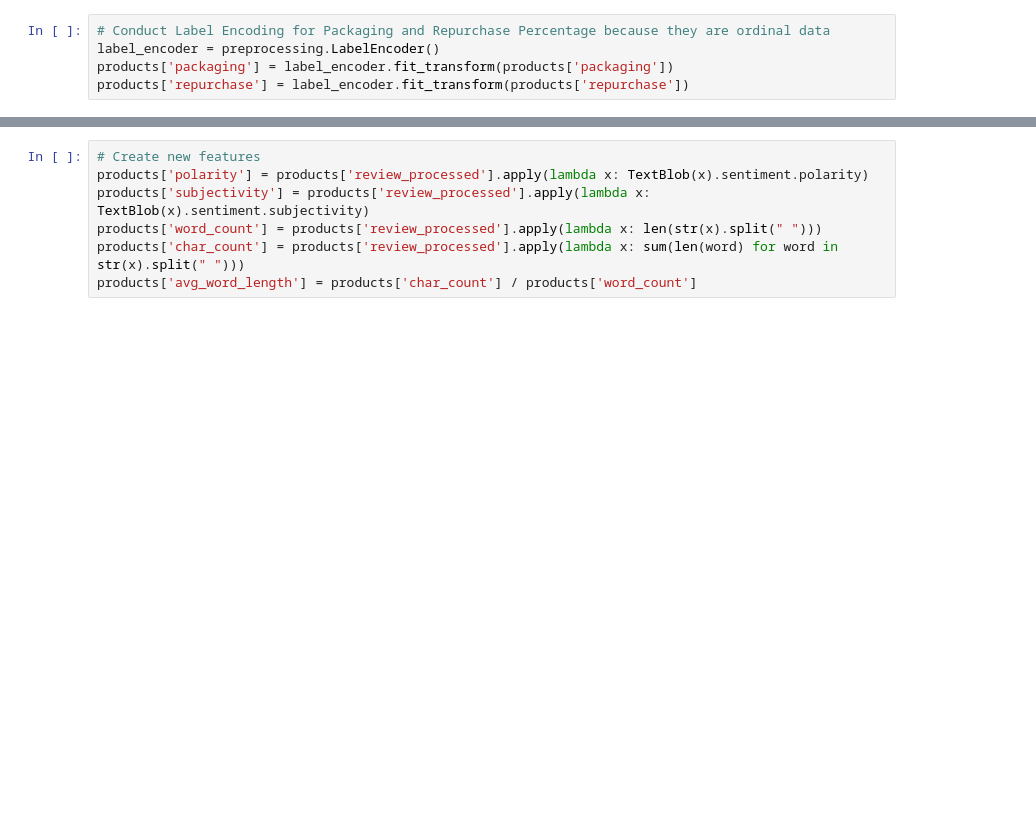
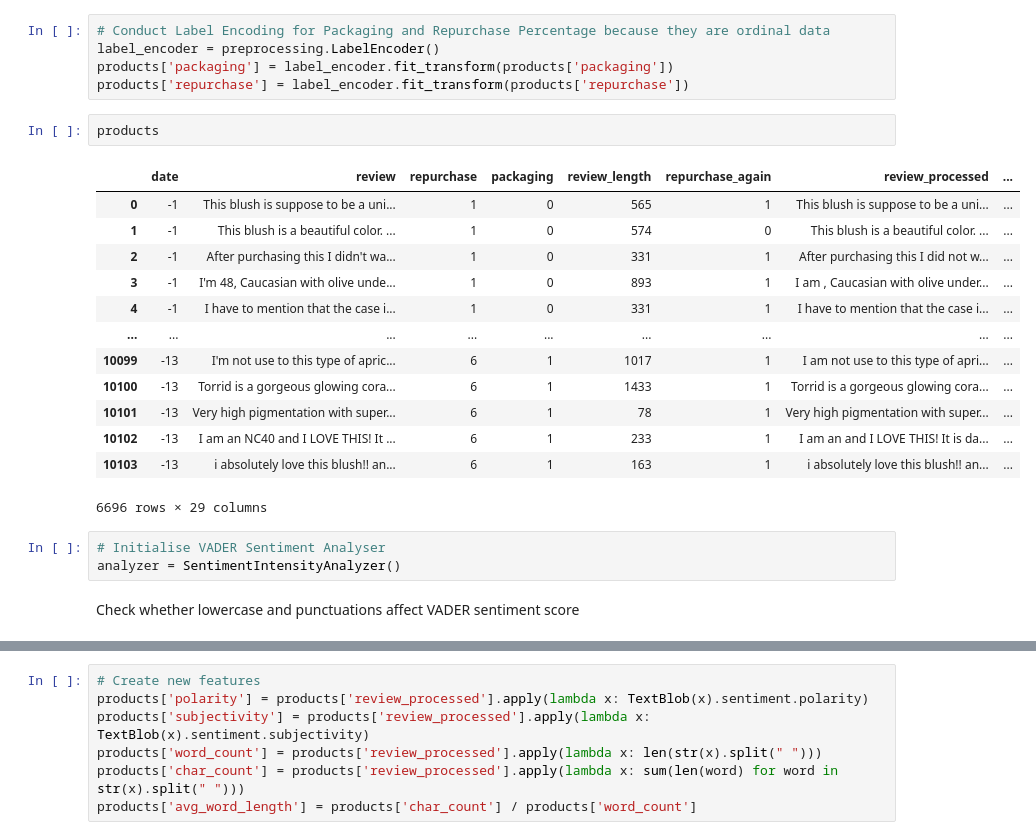
Before and after one commit to kohmin/makeupreviews, a Jupyter notebook: Data Exploration & Preprocessing.ipynb, the cells around one changed output, grey strips where cells are left out. Drawn from its saved outputs; the diff is of its cells as text; blank space fills up the shorter version.

Commit message:
Added pandas profiling and VADER sentiment scores

```diff
--- a/Data Exploration & Preprocessing.ipynb
+++ b/Data Exploration & Preprocessing.ipynb
@@ -655,3 +705,24 @@ products.drop(columns=['product','age'], inplace=True)
 label_encoder = preprocessing.LabelEncoder()
 products['packaging'] = label_encoder.fit_transform(products['packaging'])
 products['repurchase'] = label_encoder.fit_transform(products['repurchase'])
+# %%
+products
+# %% [output]
+|  | date | review | repurchase | packaging | review_length | repurchase_again | review_processed | ... |
+| 0 | -1 | This blush is suppose to be a uni... | 1 | 0 | 565 | 1 | This blush is suppose to be a uni... | ... |
+| 1 | -1 | This blush is a beautiful color. ... | 1 | 0 | 574 | 0 | This blush is a beautiful color. ... | ... |
+| 2 | -1 | After purchasing this I didn't wa... | 1 | 0 | 331 | 1 | After purchasing this I did not w... | ... |
+| 3 | -1 | I'm 48, Caucasian with olive unde... | 1 | 0 | 893 | 1 | I am , Caucasian with olive under... | ... |
+| 4 | -1 | I have to mention that the case i... | 1 | 0 | 331 | 1 | I have to mention that the case i... | ... |
+| ... | ... | ... | ... | ... | ... | ... | ... | ... |
+| 10099 | -13 | I'm not use to this type of apric... | 6 | 1 | 1017 | 1 | I am not use to this type of apri... | ... |
+| 10100 | -13 | Torrid is a gorgeous glowing cora... | 6 | 1 | 1433 | 1 | Torrid is a gorgeous glowing cora... | ... |
+| 10101 | -13 | Very high pigmentation with super... | 6 | 1 | 78 | 1 | Very high pigmentation with super... | ... |
+| 10102 | -13 | I am an NC40 and I LOVE THIS! It ... | 6 | 1 | 233 | 1 | I am an and I LOVE THIS! It is da... | ... |
+| 10103 | -13 | i absolutely love this blush!! an... | 6 | 1 | 163 | 1 | i absolutely love this blush!! an... | ... |
+6696 rows × 29 columns
+# %%
+# Initialise VADER Sentiment Analyser
+analyzer = SentimentIntensityAnalyzer()
+# %% [markdown]
+Check whether lowercase and punctuations affect VADER sentiment score
```
Also changed, not shown: parts of 38 cells of this notebook.
